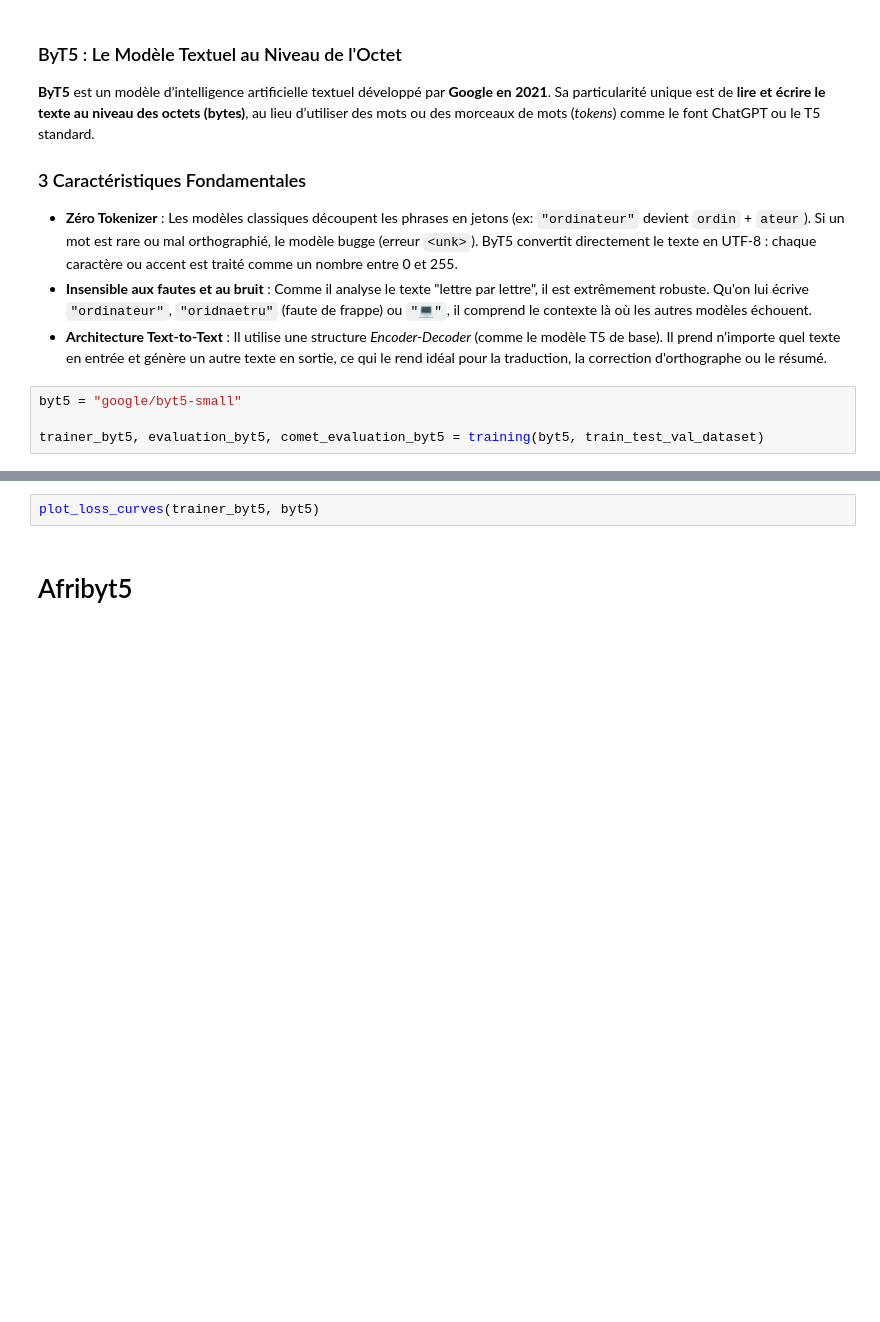
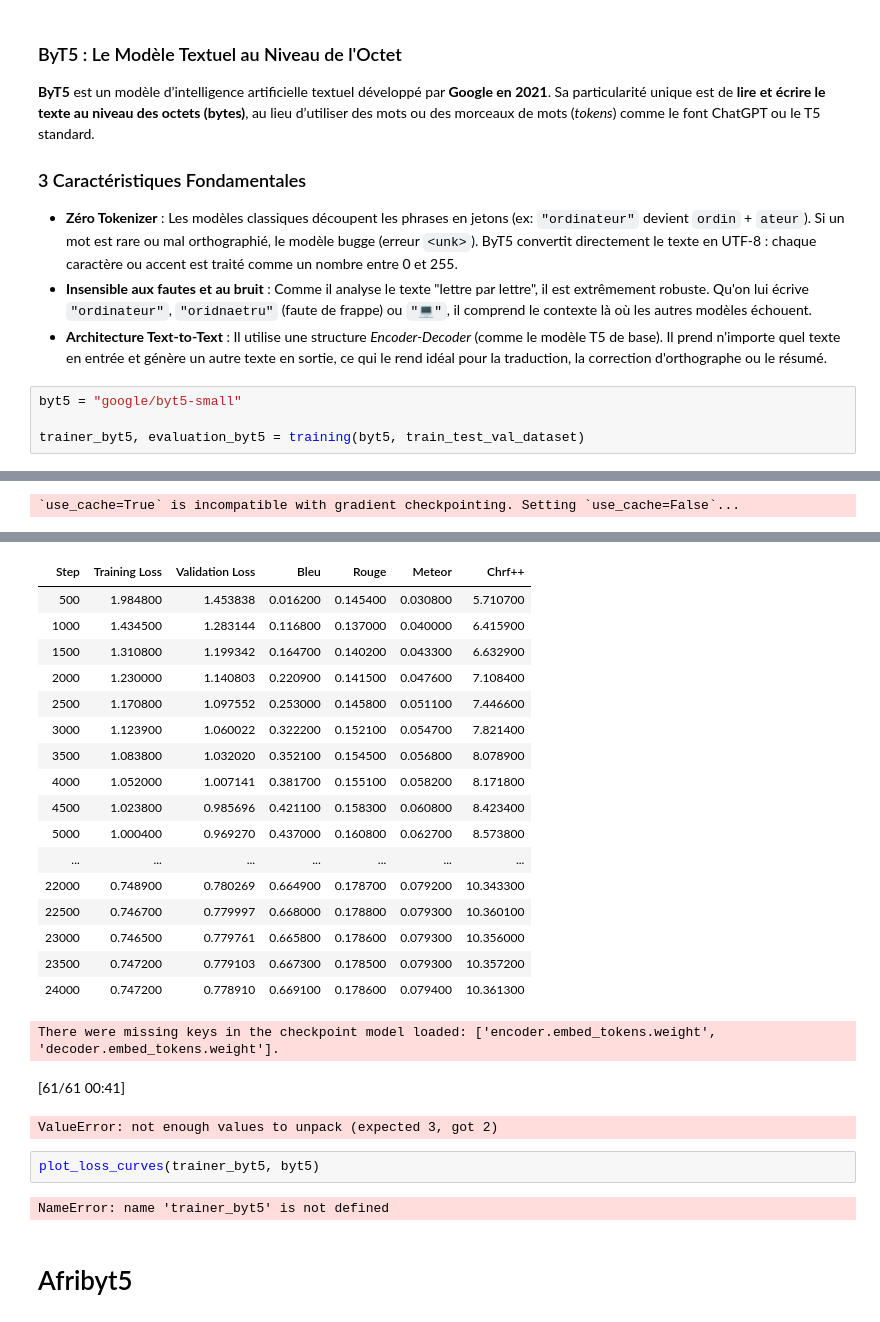
Before and after one commit to koubra-gaby/Chadian_arabic-update, a Jupyter notebook: Notebooks/training.ipynb, the cells around one changed output, grey strips where cells are left out. Drawn from its saved outputs; the diff is of its cells as text; blank space fills up the shorter version.

Commit message:
training afribyt5

```diff
--- a/Notebooks/training.ipynb
+++ b/Notebooks/training.ipynb
@@ -222,5 +215,5 @@ CommitInfo(commit_url='https://huggingface.co/Koubra-Gaby/nllb-200-distilled-600
 # %%
 byt5 = "google/byt5-small"
 
-trainer_byt5, evaluation_byt5, comet_evaluation_byt5 = training(byt5, train_test_val_dataset)
+trainer_byt5, evaluation_byt5 = training(byt5, train_test_val_dataset)
 # %% [output]
@@ -233,0 +229 @@ KeyboardInterrupt:
+`use_cache=True` is incompatible with gradient checkpointing. Setting `use_cache=False`...
@@ -234,5 +231,27 @@ KeyboardInterrupt:
+| Step | Training Loss | Validation Loss | Bleu | Rouge | Meteor | Chrf++ |
+| 500 | 1.984800 | 1.453838 | 0.016200 | 0.145400 | 0.030800 | 5.710700 |
+| 1000 | 1.434500 | 1.283144 | 0.116800 | 0.137000 | 0.040000 | 6.415900 |
+| 1500 | 1.310800 | 1.199342 | 0.164700 | 0.140200 | 0.043300 | 6.632900 |
+| 2000 | 1.230000 | 1.140803 | 0.220900 | 0.141500 | 0.047600 | 7.108400 |
+| 2500 | 1.170800 | 1.097552 | 0.253000 | 0.145800 | 0.051100 | 7.446600 |
+| 3000 | 1.123900 | 1.060022 | 0.322200 | 0.152100 | 0.054700 | 7.821400 |
+| 3500 | 1.083800 | 1.032020 | 0.352100 | 0.154500 | 0.056800 | 8.078900 |
+| 4000 | 1.052000 | 1.007141 | 0.381700 | 0.155100 | 0.058200 | 8.171800 |
+| 4500 | 1.023800 | 0.985696 | 0.421100 | 0.158300 | 0.060800 | 8.423400 |
+| 5000 | 1.000400 | 0.969270 | 0.437000 | 0.160800 | 0.062700 | 8.573800 |
+| ... | ... | ... | ... | ... | ... | ... |
+| 22000 | 0.748900 | 0.780269 | 0.664900 | 0.178700 | 0.079200 | 10.343300 |
+| 22500 | 0.746700 | 0.779997 | 0.668000 | 0.178800 | 0.079300 | 10.360100 |
+| 23000 | 0.746500 | 0.779761 | 0.665800 | 0.178600 | 0.079300 | 10.356000 |
+| 23500 | 0.747200 | 0.779103 | 0.667300 | 0.178500 | 0.079300 | 10.357200 |
+| 24000 | 0.747200 | 0.778910 | 0.669100 | 0.178600 | 0.079400 | 10.361300 |
+There were missing keys in the checkpoint model loaded: ['encoder.embed_tokens.weight', 'decoder.embed_tokens.weight'].
+[61/61 00:41]
+ValueError: not enough values to unpack (expected 3, got 2)
 # %%
 plot_loss_curves(trainer_byt5, byt5)
+# %% [output]
+NameError: name 'trainer_byt5' is not defined
 # %% [markdown]
 # Afribyt5
 # %% [markdown]
```
Also changed, not shown: parts of 14 cells of this notebook, 5 other files.
